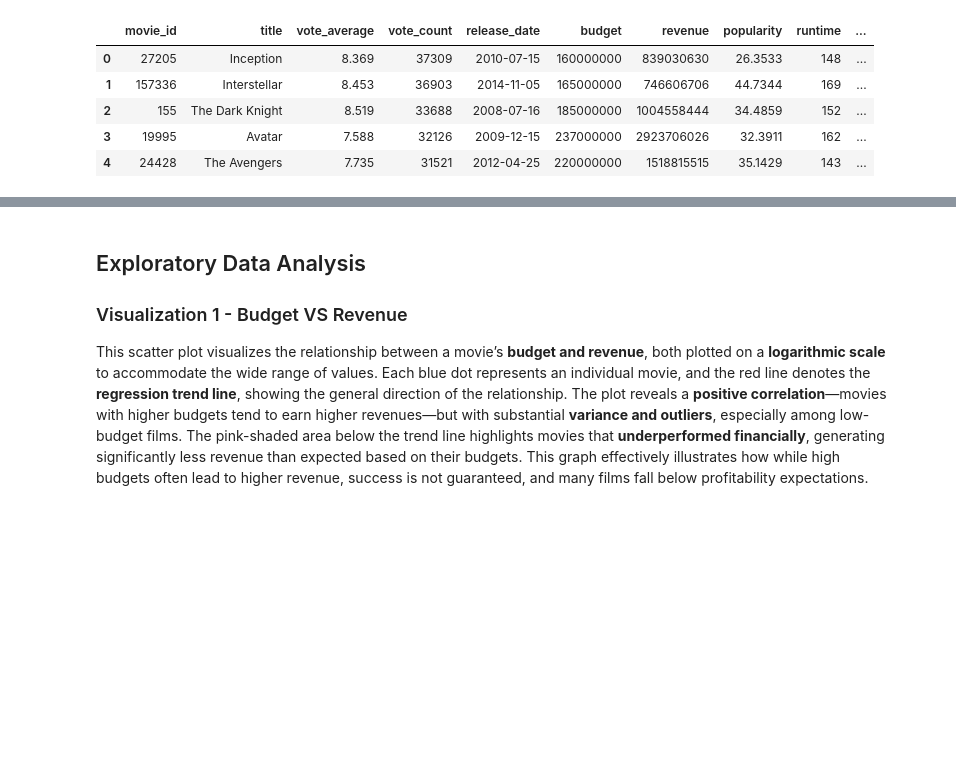
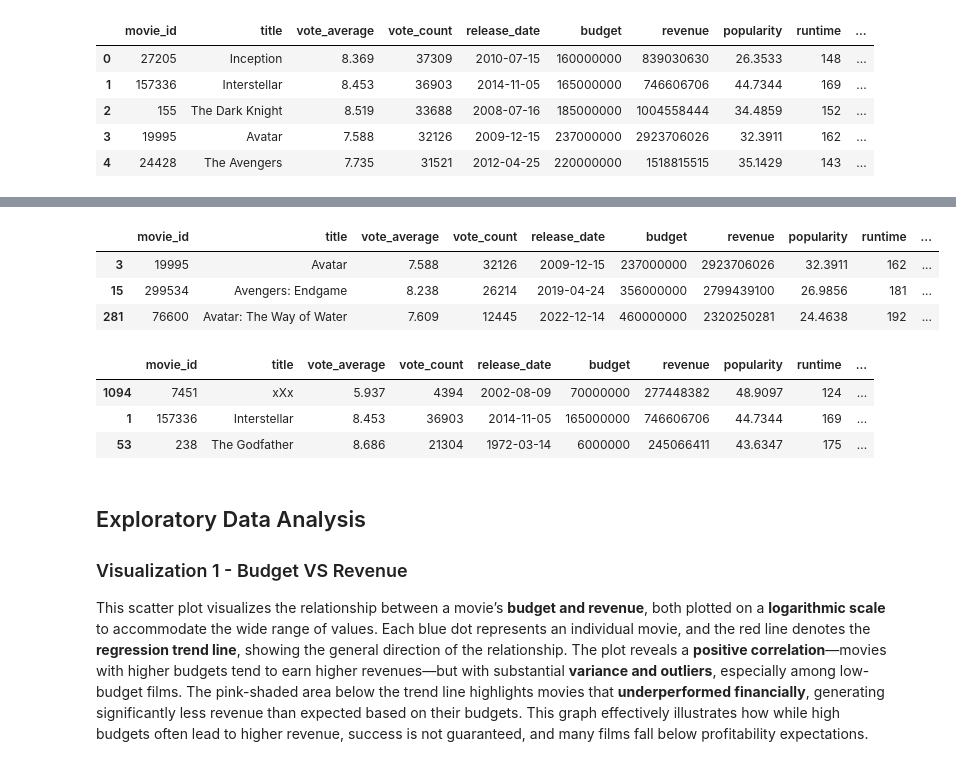
Before and after one commit to nithish-kumar-t/movie-box-office-prediction, a Jupyter notebook: timbd-data-cleaning.ipynb, the cells around one changed output, grey strips where cells are left out. Drawn from its saved outputs; the diff is of its cells as text; code cells hidden in the pictures; blank space fills up the shorter version.

```diff
--- a/timbd-data-cleaning.ipynb
+++ b/timbd-data-cleaning.ipynb
@@ -152,3 +157,17 @@ df.head()
+# %%
+df.nlargest(3, 'revenue')
+# %% [output]
+|  | movie_id | title | vote_average | vote_count | release_date | budget | revenue | popularity | runtime | ... |
+| 3 | 19995 | Avatar | 7.588 | 32126 | 2009-12-15 | 237000000 | 2923706026 | 32.3911 | 162 | ... |
+| 15 | 299534 | Avengers: Endgame | 8.238 | 26214 | 2019-04-24 | 356000000 | 2799439100 | 26.9856 | 181 | ... |
+| 281 | 76600 | Avatar: The Way of Water | 7.609 | 12445 | 2022-12-14 | 460000000 | 2320250281 | 24.4638 | 192 | ... |
+# %%
+df.nlargest(3, 'popularity')
+# %% [output]
+|  | movie_id | title | vote_average | vote_count | release_date | budget | revenue | popularity | runtime | ... |
+| 1094 | 7451 | xXx | 5.937 | 4394 | 2002-08-09 | 70000000 | 277448382 | 48.9097 | 124 | ... |
+| 1 | 157336 | Interstellar | 8.453 | 36903 | 2014-11-05 | 165000000 | 746606706 | 44.7344 | 169 | ... |
+| 53 | 238 | The Godfather | 8.686 | 21304 | 1972-03-14 | 6000000 | 245066411 | 43.6347 | 175 | ... |
 # %% [markdown]
 ## Exploratory Data Analysis
 
```
Also changed, not shown: parts of 6 cells of this notebook, 2 other files.
